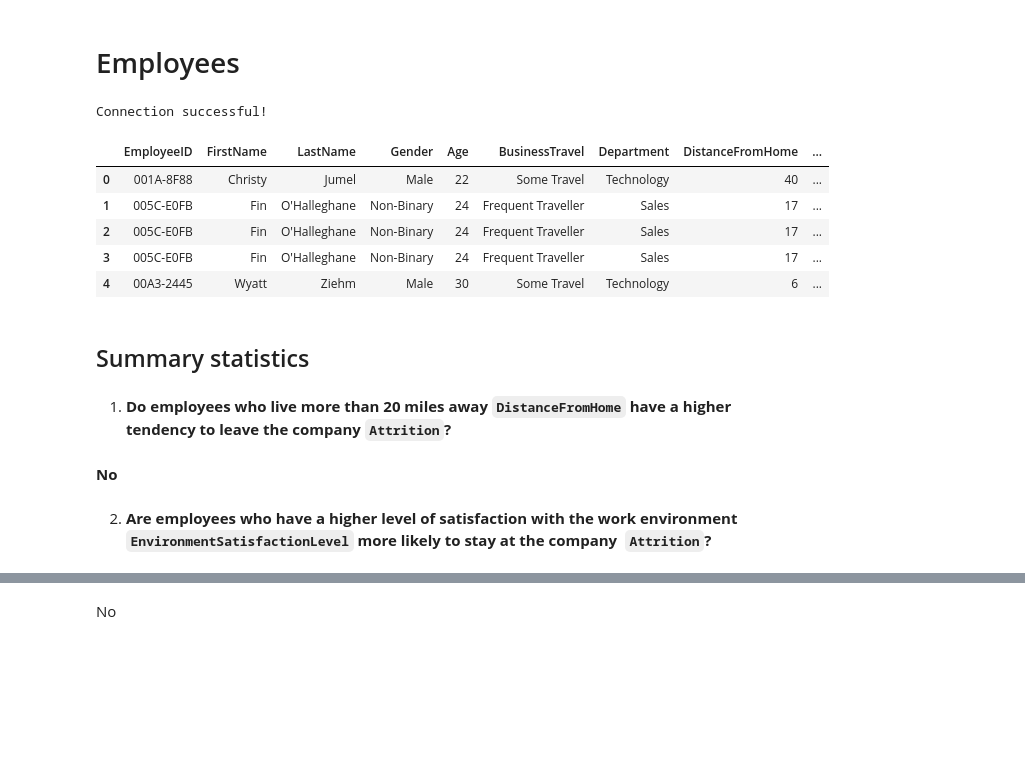
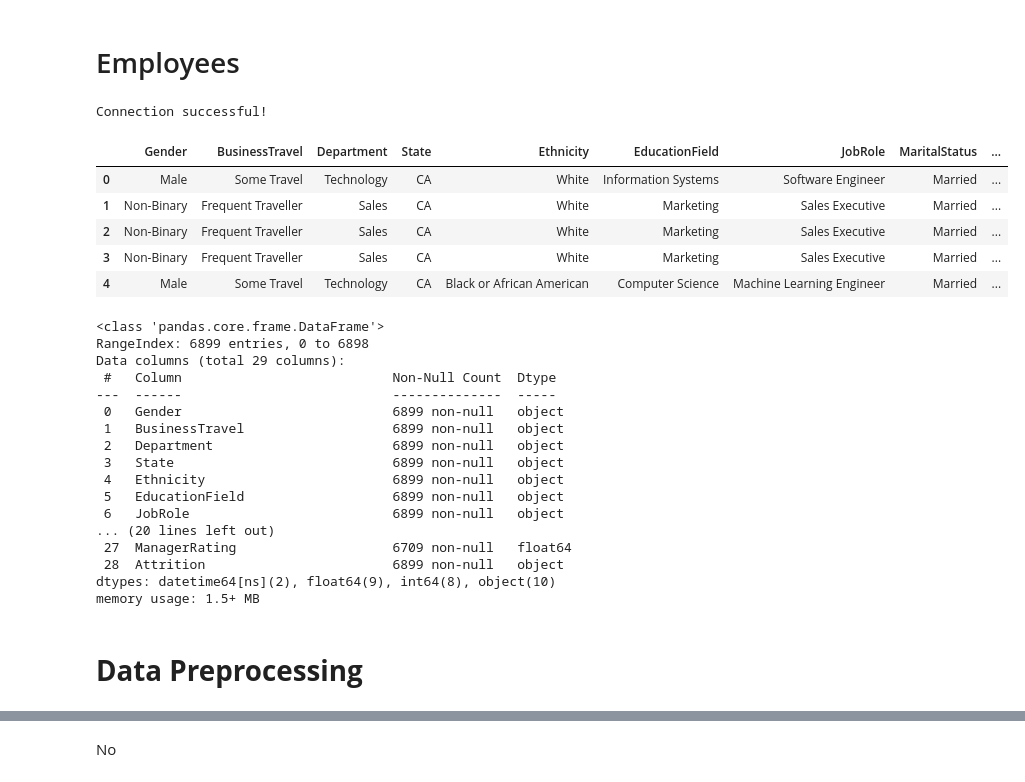
Before and after one commit to 1145267383/HR_Project, a Jupyter notebook: 03-Preprocessing_ML_Model/01-Python_PreP_ML.ipynb, the cells around one changed output, grey strips where cells are left out. Saved outputs shown, nothing was run; the diff lists cells and outputs as text; code cells hidden in the pictures; blank space fills up the shorter version.

```diff
--- a/03-Preprocessing_ML_Model/01-Python_PreP_ML.ipynb
+++ b/03-Preprocessing_ML_Model/01-Python_PreP_ML.ipynb
@@ -104,27 +166,38 @@ def read_sql_query(query):
 # %%
 pth= "../00-Dataset_Data_Model/"
 #df_employees = pd.read_csv(f"{pth}06-All_Data_Employees.csv")
 
-## Load Dataset of All_Data_Employees.csv (the view "FullEmployeePerformanceView")
-query = """SELECT * FROM FullEmployeePerformanceView;"""
+## Load Dataset
+df = read_sql_query(query)
 
-df_employees = read_sql_query(query)
-
-df_employees.head()
+df.head()
 # %% [output]
 Connection successful!
-|  | EmployeeID | FirstName | LastName | Gender | Age | BusinessTravel | Department | DistanceFromHome | ... |
-| 0 | 001A-8F88 | Christy | Jumel | Male | 22 | Some Travel | Technology | 40 | ... |
-| 1 | 005C-E0FB | Fin | O'Halleghane | Non-Binary | 24 | Frequent Traveller | Sales | 17 | ... |
-| 2 | 005C-E0FB | Fin | O'Halleghane | Non-Binary | 24 | Frequent Traveller | Sales | 17 | ... |
-| 3 | 005C-E0FB | Fin | O'Halleghane | Non-Binary | 24 | Frequent Traveller | Sales | 17 | ... |
-| 4 | 00A3-2445 | Wyatt | Ziehm | Male | 30 | Some Travel | Technology | 6 | ... |
+|  | Gender | BusinessTravel | Department | State | Ethnicity | EducationField | JobRole | MaritalStatus | ... |
+| 0 | Male | Some Travel | Technology | CA | White | Information Systems | Software Engineer | Married | ... |
+| 1 | Non-Binary | Frequent Traveller | Sales | CA | White | Marketing | Sales Executive | Married | ... |
+| 2 | Non-Binary | Frequent Traveller | Sales | CA | White | Marketing | Sales Executive | Married | ... |
+| 3 | Non-Binary | Frequent Traveller | Sales | CA | White | Marketing | Sales Executive | Married | ... |
+| 4 | Male | Some Travel | Technology | CA | Black or African American | Computer Science | Machine Learning Engineer | Married | ... |
-# %% [markdown]
-
-## Summary statistics
-# %% [markdown]
-1. **Do employees who live more than 20 miles away `DistanceFromHome` have a higher tendency to leave the company `Attrition`?**
-# %% [markdown]
-**No**
-# %% [markdown]
-2. **Are employees who have a higher level of satisfaction with the work environment `EnvironmentSatisfactionLevel` more likely to stay at the company  `Attrition`?**
+# %%
+df.info()
+# %% [output]
+<class 'pandas.core.frame.DataFrame'>
+RangeIndex: 6899 entries, 0 to 6898
+Data columns (total 29 columns):
+ #   Column                           Non-Null Count  Dtype
+---  ------                           --------------  -----
+ 0   Gender                           6899 non-null   object
+ 1   BusinessTravel                   6899 non-null   object
+ 2   Department                       6899 non-null   object
+ 3   State                            6899 non-null   object
+ 4   Ethnicity                        6899 non-null   object
+ 5   EducationField                   6899 non-null   object
+ 6   JobRole                          6899 non-null   object
+... (20 lines left out)
+ 27  ManagerRating                    6709 non-null   float64
+ 28  Attrition                        6899 non-null   object
+dtypes: datetime64[ns](2), float64(9), int64(8), object(10)
+memory usage: 1.5+ MB
+# %% [markdown]
+# **Data Preprocessing**
```
Also changed, not shown: parts of 38 cells of this notebook, 5 other files.
